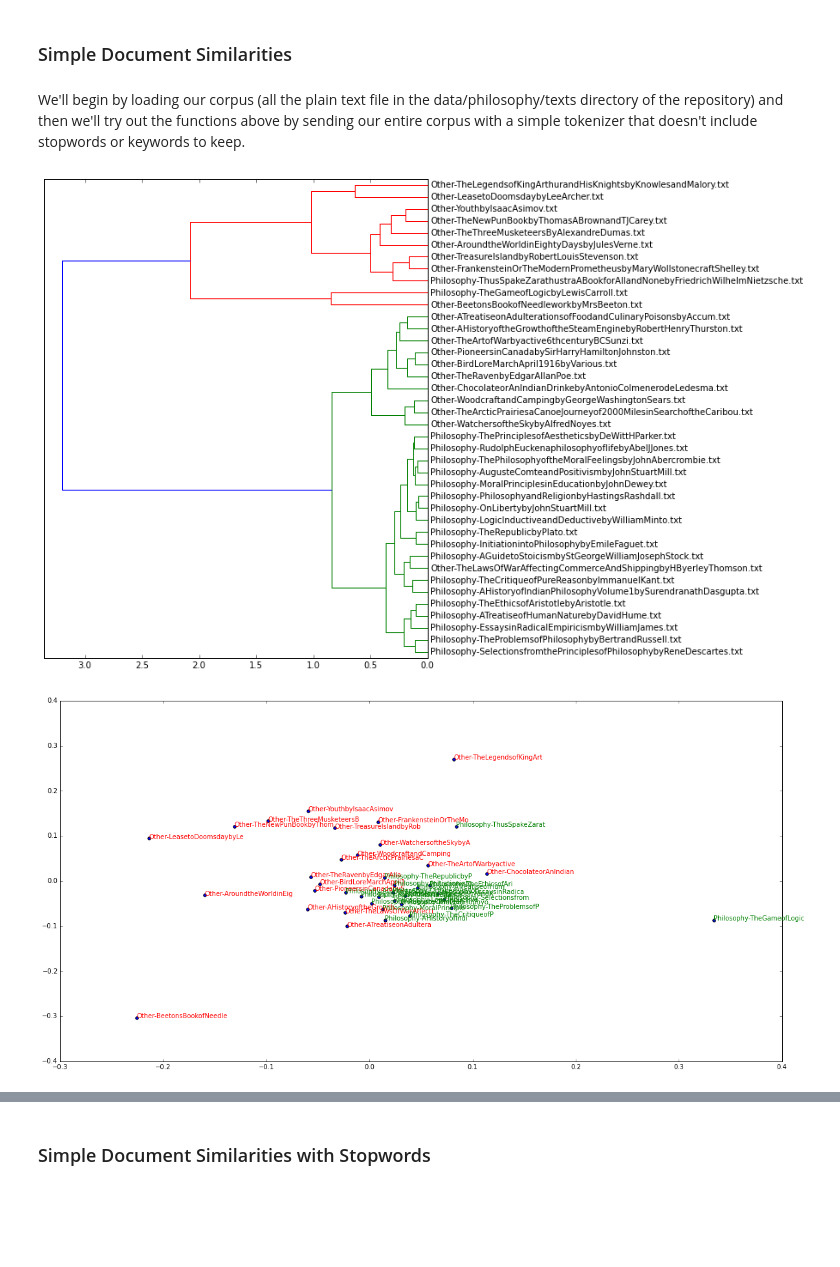
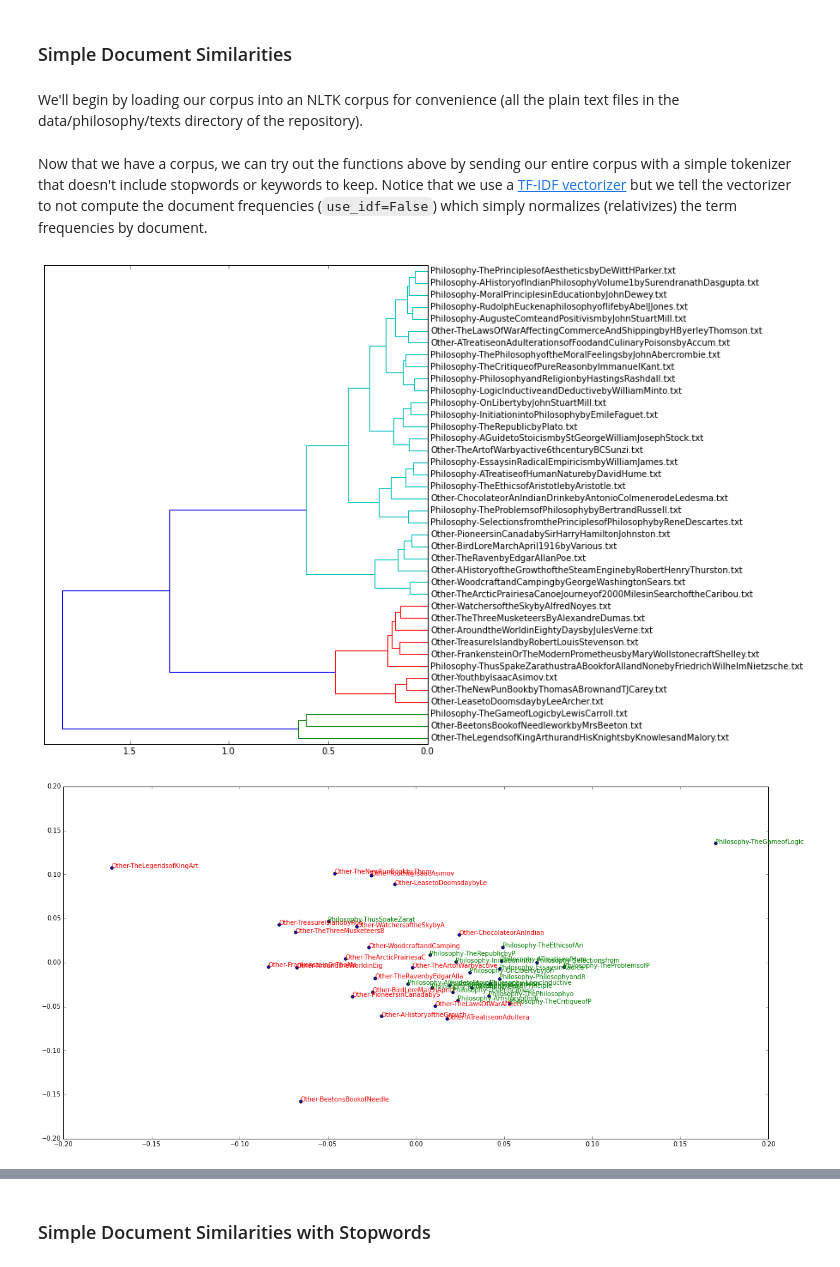
Before and after one commit to htrc/ACS-TT, a Jupyter notebook: tools/notebooks/ClassifyingPhilosophicalText.ipynb, the cells around one changed output, grey strips where cells are left out. Drawn from its saved outputs; the diff is of its cells as text; code cells hidden in the pictures; blank space fills up the shorter version.

```diff
--- a/tools/notebooks/ClassifyingPhilosophicalText.ipynb
+++ b/tools/notebooks/ClassifyingPhilosophicalText.ipynb
@@ -70,16 +56,19 @@ class Tokenizer():
 # %% [markdown]
 ### Simple Document Similarities
 # %% [markdown]
-We'll begin by loading our corpus (all the plain text file in the data/philosophy/texts directory of the repository) and then we'll try out the functions above by sending our entire corpus with a simple tokenizer that doesn't include stopwords or keywords to keep.
+We'll begin by loading our corpus into an NLTK corpus for convenience (all the plain text files in the data/philosophy/texts directory of the repository).
 # %%
 import nltk
+from nltk.corpus.reader.plaintext import PlaintextCorpusReader
 
 data_dir = "../../data/philosophy"
-corpus = nltk.corpus.reader.plaintext.PlaintextCorpusReader(data_dir+"/texts", ".*\.txt")
-
-tokenizer = Tokenizer()
-plot_corpus_similarity(corpus, tokenizer.tokenize)
+corpus = PlaintextCorpusReader(data_dir+"/texts", ".*\.txt")
-# %% [output]
-[figure, removed]
-[figure, removed]
+# %% [markdown]
+Now that we have a corpus, we can try out the functions above by sending our entire corpus with a simple tokenizer that doesn't include stopwords or keywords to keep. Notice that we use a [TF-IDF vectorizer](http://scikit-learn.org/stable/modules/generated/sklearn.feature_extraction.text.TfidfVectorizer.html) but we tell the vectorizer to not compute the document frequencies (``use_idf=False``) which simply normalizes (relativizes) the term frequencies by document.
+# %%
+simple_vectorizer = TfidfVectorizer(use_idf=False)
+plot_corpus_similarity(corpus, simple_vectorizer)
+# %% [output]
+[figure, added]
+[figure, added]
 # %% [markdown]
```
Also changed, not shown: parts of 18 cells of this notebook, 40 other files.
